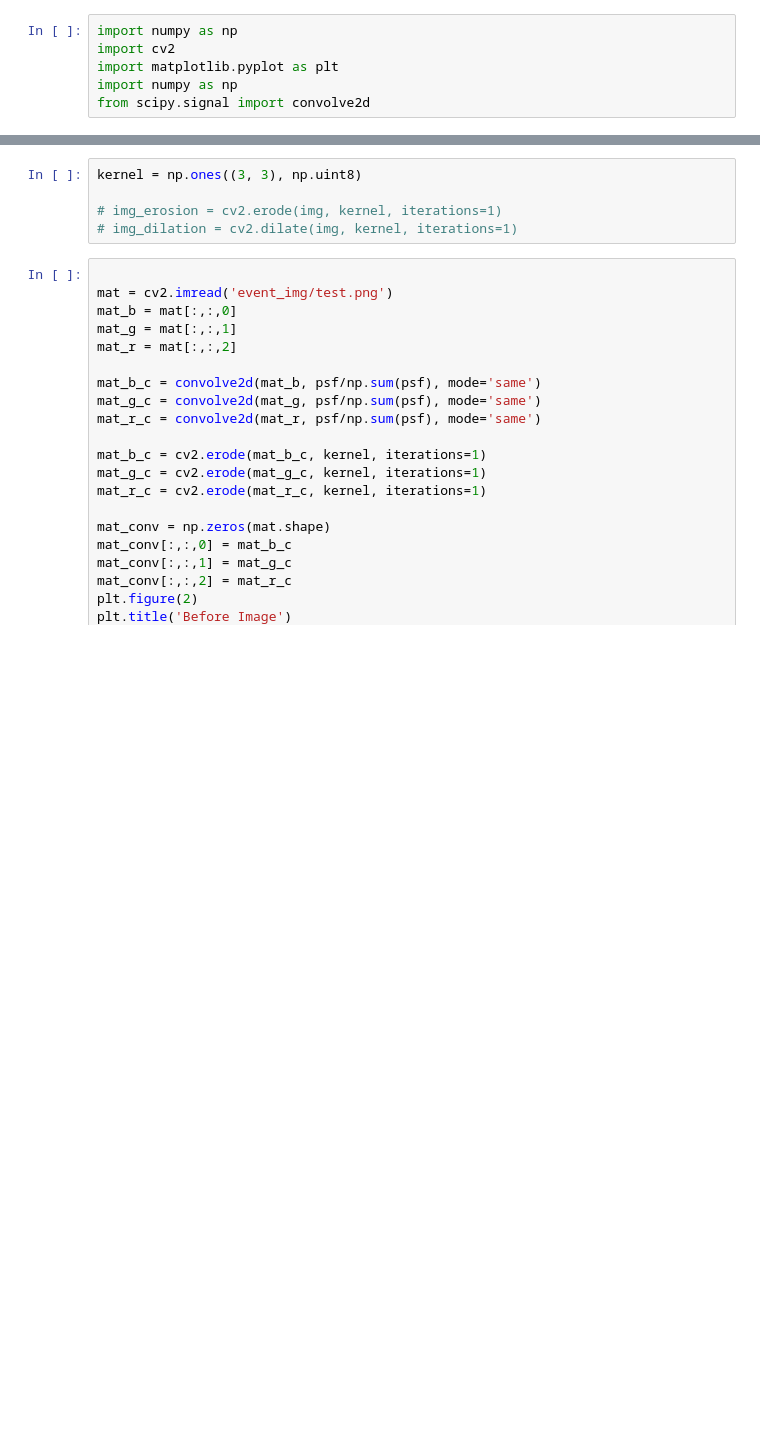
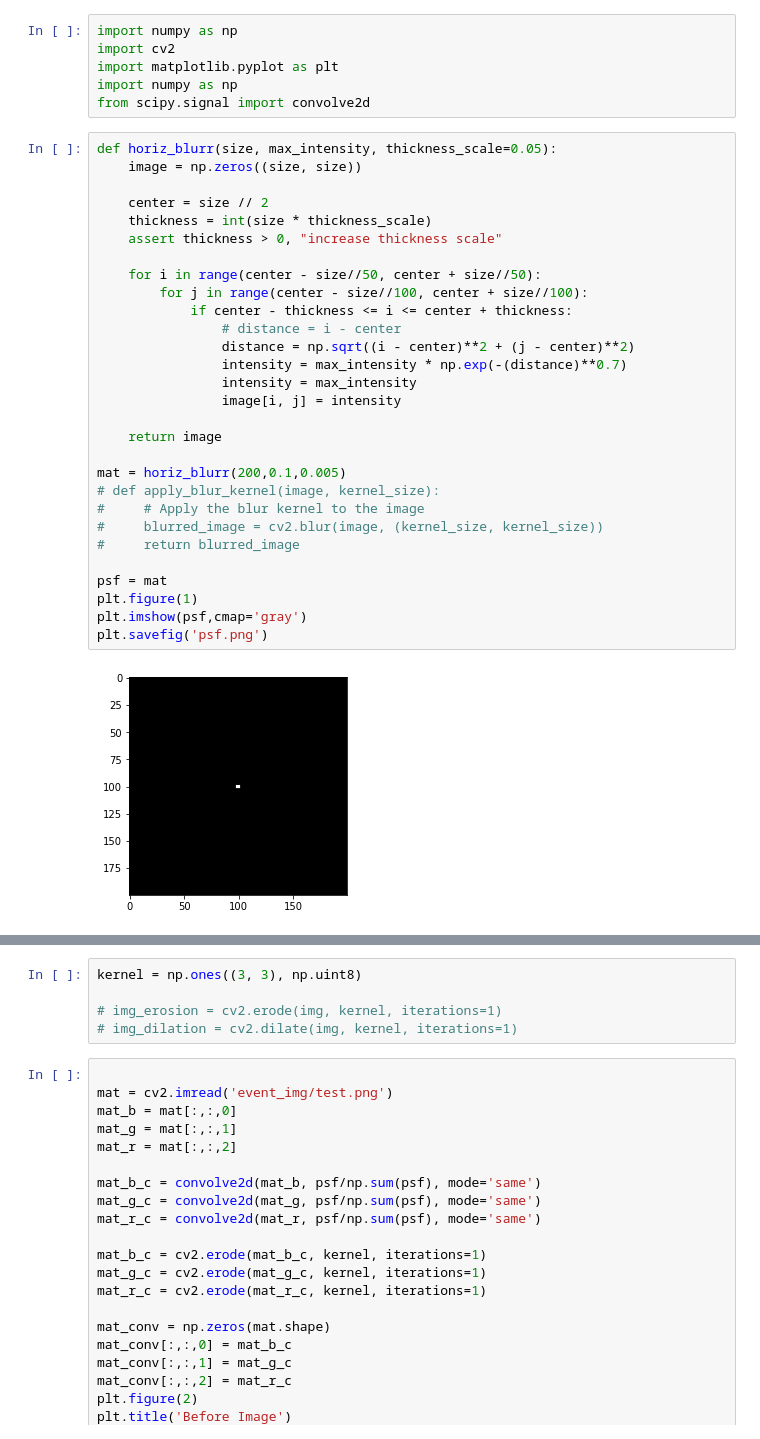
Before and after one commit to suryapilla/rpg_vid2e, a Jupyter notebook: psf/psf.ipynb, the cells around one changed output, grey strips where cells are left out. Drawn from its saved outputs; the diff is of its cells as text; blank space fills up the shorter version.

```diff
--- a/psf/psf.ipynb
+++ b/psf/psf.ipynb
@@ -4,6 +4,37 @@ import cv2
 import matplotlib.pyplot as plt
 import numpy as np
 from scipy.signal import convolve2d
+# %%
+def horiz_blurr(size, max_intensity, thickness_scale=0.05):
+    image = np.zeros((size, size))
+
+    center = size // 2
+    thickness = int(size * thickness_scale)
+    assert thickness > 0, "increase thickness scale"
+
+    for i in range(center - size//50, center + size//50):
+        for j in range(center - size//100, center + size//100):
+            if center - thickness <= i <= center + thickness:
+                # distance = i - center
+                distance = np.sqrt((i - center)**2 + (j - center)**2)
+                intensity = max_intensity * np.exp(-(distance)**0.7)
+                intensity = max_intensity
+                image[i, j] = intensity
+
+    return image
+
+mat = horiz_blurr(200,0.1,0.005)
+# def apply_blur_kernel(image, kernel_size):
+#     # Apply the blur kernel to the image
+#     blurred_image = cv2.blur(image, (kernel_size, kernel_size))
+#     return blurred_image
+
+psf = mat
+plt.figure(1)
+plt.imshow(psf,cmap='gray')
+plt.savefig('psf.png')
+# %% [output]
+[figure, added]
 # %%
 def create_plus_sign_image(size, max_intensity, thickness_scale=0.05):
     image = np.zeros((size, size))
```
Also changed, not shown: parts of 2 cells of this notebook.
